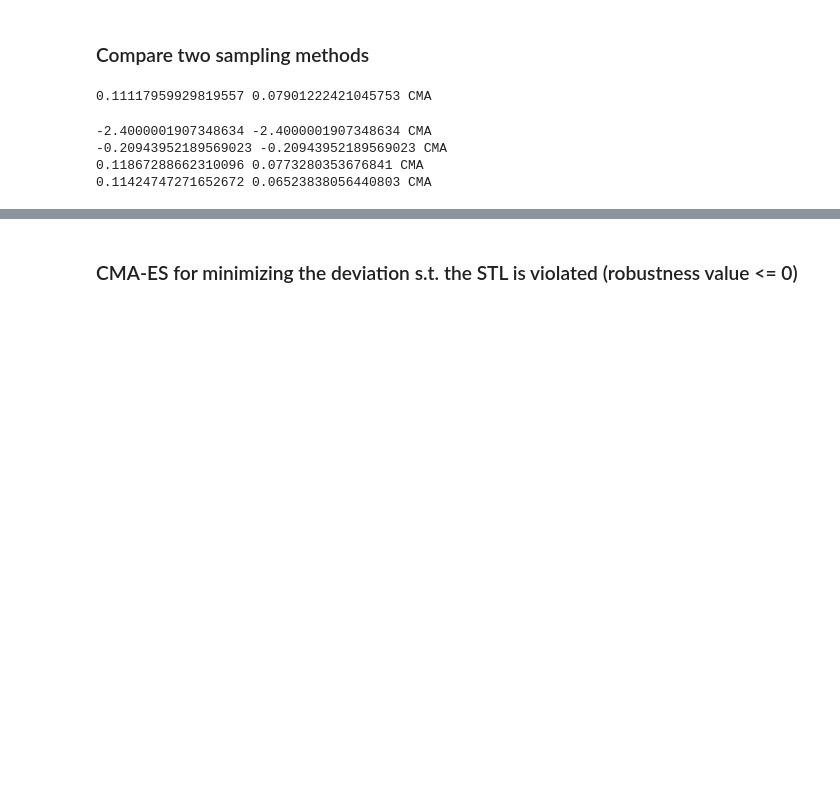
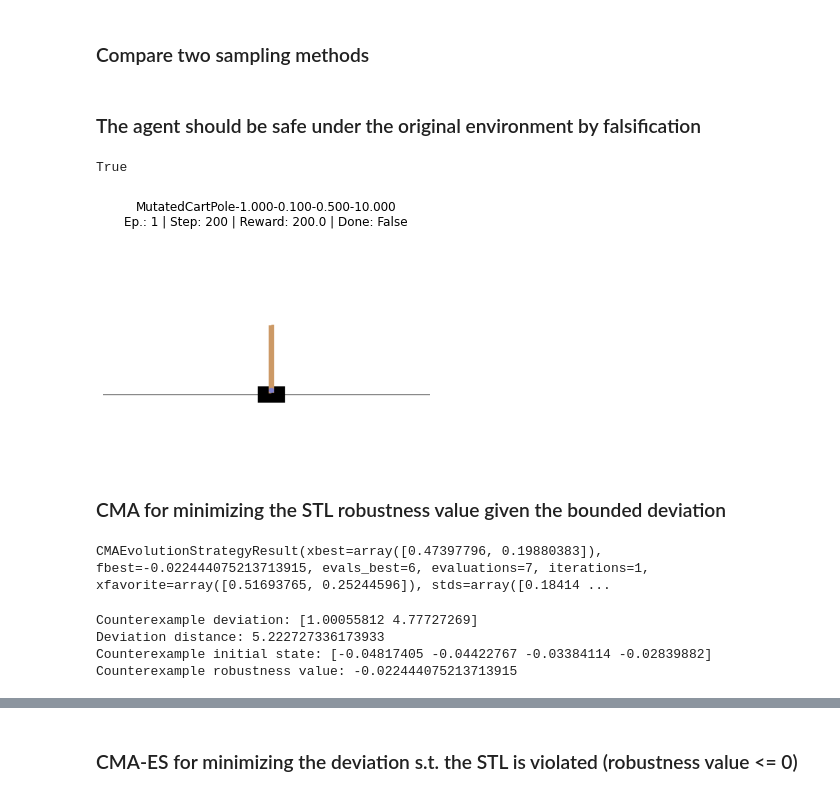
Before and after one commit to SteveZhangBit/STL-Robustness, a Jupyter notebook: cartpole/Cartpole-robustness.ipynb, the cells around one changed output, grey strips where cells are left out. Drawn from its saved outputs; the diff is of its cells as text; code cells hidden in the pictures; blank space fills up the shorter version.

Commit message:
Add grid plot and gifs

```diff
--- a/cartpole/Cartpole-robustness.ipynb
+++ b/cartpole/Cartpole-robustness.ipynb
@@ -13,7 +13,7 @@ class MutatedCartPoleEnv(CartPoleEnv):
         super().__init__()
 
         self.spec = SimpleNamespace()
-        self.spec.id = f"MutatedCartPole-{masscart}-{masspole}-{length}-{force_mag}"
+        self.spec.id = f"MutatedCartPole-{masscart:.3f}-{masspole:.3f}-{length:.3f}-{force_mag:.3f}"
 
         self.gravity = 9.8
         self.masscart = masscart
@@ -91,29 +101,6 @@ def scale_x(x, bounds):
 
 def normalize_x(x_scaled, bounds):
     return (x_scaled - bounds[:, 0]) / (bounds[:, 1] - bounds[:, 0])
-# %%
-# define variables and their bounds
-masscart = [0.001, 2.0]
-force_mag = [0.001, 20.0]
-env_bounds = np.array([
-    masscart,
-    force_mag
-])
-
-# define objective function
-x_original = [
-    1.0, # default masscart (not normalized)
-    10.0 # default force_mag
-]
-
-# l-2 norm distance, the input x is in the original domain
-def deviation_dist(x):
-    """The variables of the objective function are normalized to [0, 1)"""
-    return np.sqrt(np.sum((x - x_original) ** 2))
-
-# wrapped objective function where input x is in [0, 1] and should be scaled to the original domain
-def scaled_deviation_dist(x):
-    return deviation_dist(scale_x(x, env_bounds))
 # %% [markdown]
 ## Define RL Agent
 # %%
@@ -264,13 +246,14 @@ def estimate_min_STL_robustness(x):
 def scaled_estimate_min_STL_robustness(x):
     return estimate_min_STL_robustness(scale_x(x, env_bounds))
 # %%
-def visualize_deviated_env(x, model):
+def visualize_deviated_env(x, reset_to, save_gif=None):
     masscart = x[0]
     force_mag = x[1]
     env = MutatedCartPoleEnv(masscart=masscart, force_mag=force_mag)
     env.seed(seed)
 
-    visual_experiment(env, lambda obs: model.predict(obs, deterministic=True)[0], max_episode_steps=200, max_episodes=1)
+    visual_experiment(env, lambda obs: model.predict(obs, deterministic=True)[0],
+                      max_episode_steps=max_episode_steps, reset_to=reset_to, save_gif=save_gif)
     env.close()
 # %% [markdown]
 ### Estimate min robustness by using CMA-ES by varying the initial state
@@ -336,16 +343,21 @@ def scaled_cma_min_STL_robustness(x):
 ### Compare two sampling methods
 # %%
 # CMA is better when the agent is deterministic
-for x in np.random.rand(5, 2):
-    est1 = scaled_estimate_min_STL_robustness(x)
-    est2 = scaled_cma_min_STL_robustness(x)
-    if est1 < est2:
-        print(est1, est2, "Random Sample")
-    else:
-        print(est1, est2, "CMA")
+# for x in np.random.rand(3, 2):
+#     est1 = scaled_estimate_min_STL_robustness(x)
+#     est2 = scaled_cma_min_STL_robustness(x)
+#     if est1 < est2:
+#         print(est1, est2, "Random Sample")
+#     else:
+#         print(est1, est2, "CMA")
-# %% [output]
-0.11117959929819557 0.07901222421045753 CMA
--2.4000001907348634 -2.4000001907348634 CMA
--0.20943952189569023 -0.20943952189569023 CMA
-0.11867288662310096 0.0773280353676841 CMA
-0.11424747271652672 0.06523838056440803 CMA
+# %% [markdown]
+### The agent should be safe under the original environment by falsification
+# %%
+fbest, _ = cma_min_STL_robustness(x_original)
+fbest > 0.0
+# %% [output]
+True
+# %%
+visualize_deviated_env(x_original, [0.0, 0.0, 0.0, 0.0], "gifs/default_env.gif")
+# %% [output]
+[figure, added]
@@ -351,0 +373,2 @@ for x in np.random.rand(5, 2):
+# %% [markdown]
+### CMA for minimizing the STL robustness value given the bounded deviation
@@ -351,0 +390,16 @@ for x in np.random.rand(5, 2):
+# %%
+es1.result
+# %% [output]
+CMAEvolutionStrategyResult(xbest=array([0.47397796, 0.19880383]), fbest=-0.022444075213713915, evals_best=6, evaluations=7, iterations=1, xfavorite=array([0.51693765, 0.25244596]), stds=array([0.18414 ...
+# %%
+x = es1.result.xbest
+print("Counterexample deviation:", scale_x(x, env_bounds))
+print("Deviation distance:", deviation_dist(scale_x(x, env_bounds)))
+robustness, x_init = cma_min_STL_robustness(scale_x(x, env_bounds))
+print("Counterexample initial state:", x_init)
+print("Counterexample robustness value:", robustness)
+# %% [output]
+Counterexample deviation: [1.00055812 4.77727269]
+Deviation distance: 5.222727336173933
+Counterexample initial state: [-0.04817405 -0.04422767 -0.03384114 -0.02839882]
+Counterexample robustness value: -0.022444075213713915
```
Also changed, not shown: parts of 32 cells of this notebook, 7 other files.
